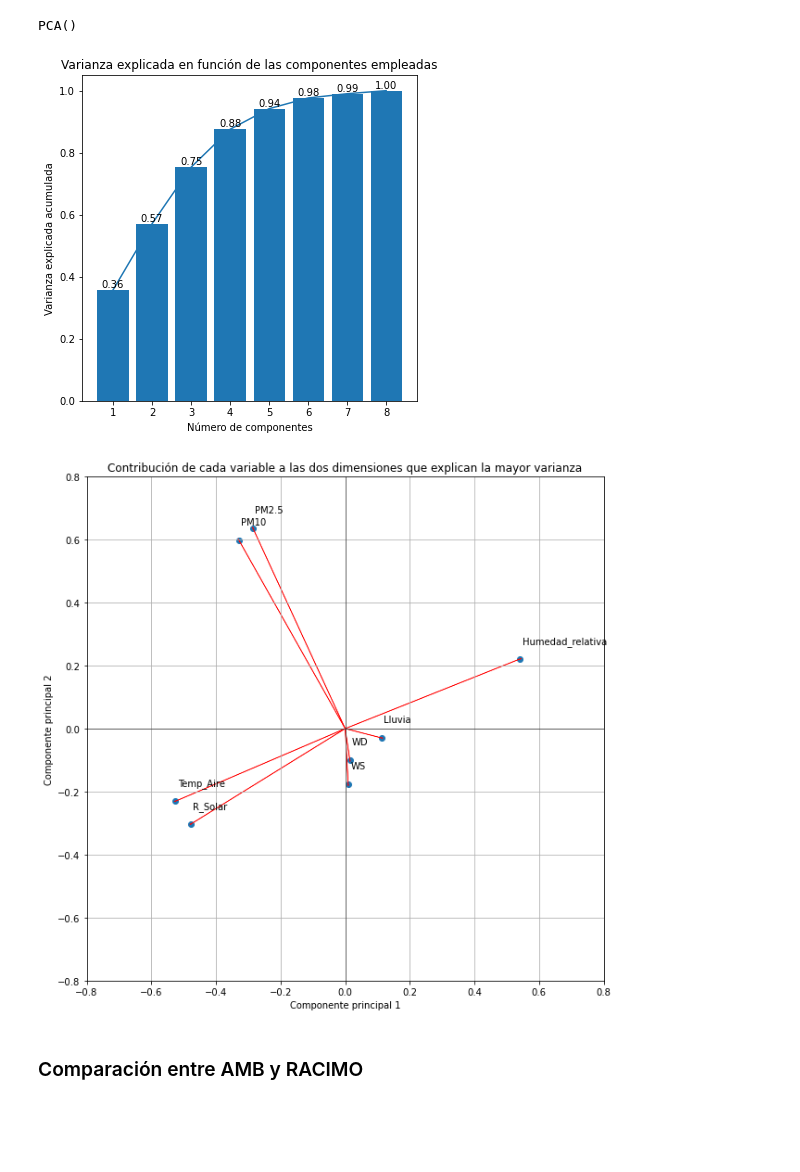
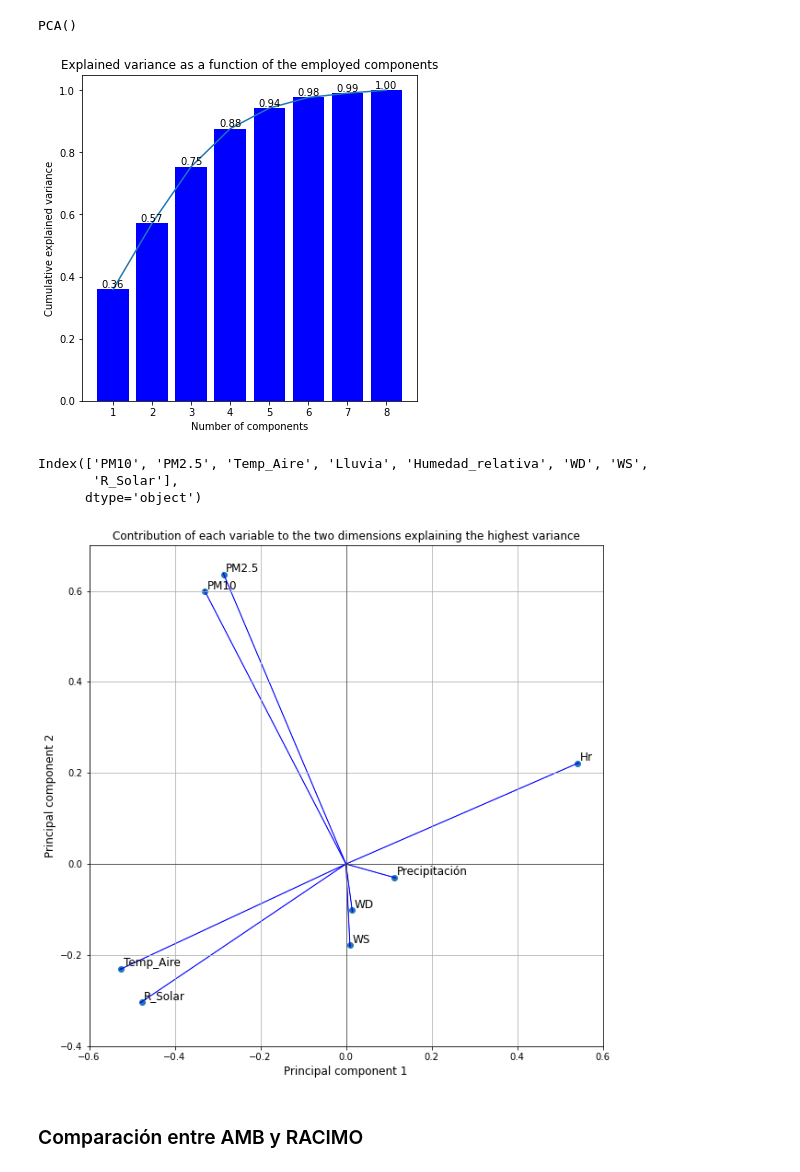
Before and after one commit to MakeSens-Data/Bga_particles_counter_lowcost, a Jupyter notebook: articulo/analisis.ipynb, the cells around one changed output. Drawn from its saved outputs; the diff is of its cells as text; code cells hidden in the pictures; blank space fills up the shorter version.

```diff
--- a/articulo/analisis.ipynb
+++ b/articulo/analisis.ipynb
@@ -111,25 +109,32 @@ PCA()
 # %%
 # Visualiza la varianza explicada en función de las componentes empleadas
 plt.figure(figsize=(6,6))
 num_components = np.arange(1, len(pca.explained_variance_ratio_) + 1)
 cumulative_variance = np.cumsum(pca.explained_variance_ratio_)
 
 # Crea un gráfico de barras
-bar_plot = plt.bar(num_components, cumulative_variance)
+bar_plot = plt.bar(num_components, cumulative_variance, color = 'blue')
 plt.plot(np.arange(1, len(pca.explained_variance_ratio_) + 1), np.cumsum(pca.explained_variance_ratio_))
 
 
 # Agrega etiquetas sobre cada barra
 for bar in bar_plot:
     height = bar.get_height()
     plt.text(bar.get_x() + bar.get_width()/2, height, f'{height:.2f}', ha='center', va='bottom')
 
-plt.xlabel('Número de componentes')
-plt.ylabel('Varianza explicada acumulada')
-plt.title('Varianza explicada en función de las componentes empleadas')
+plt.xlabel('Number of components')
+plt.ylabel('Cumulative explained variance')
+plt.title('Explained variance as a function of the employed components')
+plt.savefig("pca_bar.pdf",bbox_inches='tight',pad_inches=0)
 plt.show()
 # %% [output]
-[figure, old version]
+[figure, new version]
+# %%
+data.columns
+# %% [output]
+Index(['PM10', 'PM2.5', 'Temp_Aire', 'Lluvia', 'Humedad_relativa', 'WD', 'WS',
+       'R_Solar'],
+      dtype='object')
 # %%
 # Visualiza la contribución de cada variable a las dos dimensiones que explican la mayor varianza
 loadings = pca.components_[:2].T
@@ -138,24 +143,25 @@ plt.scatter(loadings[:, 0], loadings[:, 1])
 
 # Agrega un vector desde el origen hasta cada punto del scatter
 for loading in loadings:
-    plt.arrow(0, 0, loading[0], loading[1], color='red', lw=0.5)
+    plt.arrow(0, 0, loading[0], loading[1], color='blue', lw=0.5)
 
 # Mejora la ubicación del texto asociado a cada punto
-offset = 0.007
-for i, txt in enumerate(data.columns):
-    plt.annotate(txt, (loadings[i, 0] + offset, loadings[i, 1] + 0.05))
+offset = 0.005
+for i, txt in enumerate(['PM10','PM2.5','Temp_Aire','Precipitación','Hr','WD','WS','R_Solar']):
+    plt.annotate(txt, (loadings[i, 0] + offset, loadings[i, 1] + offset), fontsize =12)
 
-plt.xlabel('Componente principal 1')
-plt.ylabel('Componente principal 2')
-plt.title('Contribución de cada variable a las dos dimensiones que explican la mayor varianza')
+plt.xlabel('Principal component 1', fontsize = 12)
+plt.ylabel('Principal component 2',  fontsize = 12)
+plt.title('Contribution of each variable to the two dimensions explaining the highest variance')
 plt.axhline(0, color='black', lw=0.5)
 plt.axvline(0, color='black', lw=0.5)
-plt.ylim(-0.8,0.8)
-plt.xlim(-0.8,0.8)
+plt.ylim(-0.4,0.7)
+plt.xlim(-0.6,0.6)
 plt.grid()
+plt.savefig("pca_componets.pdf",bbox_inches='tight',pad_inches=0)
 plt.show()
 # %% [output]
-[figure, old version]
+[figure, new version]
 # %% [markdown]
 ### Comparación entre AMB y RACIMO
 # %%
```
Also changed, not shown: parts of 13 cells of this notebook, 4 other files.
